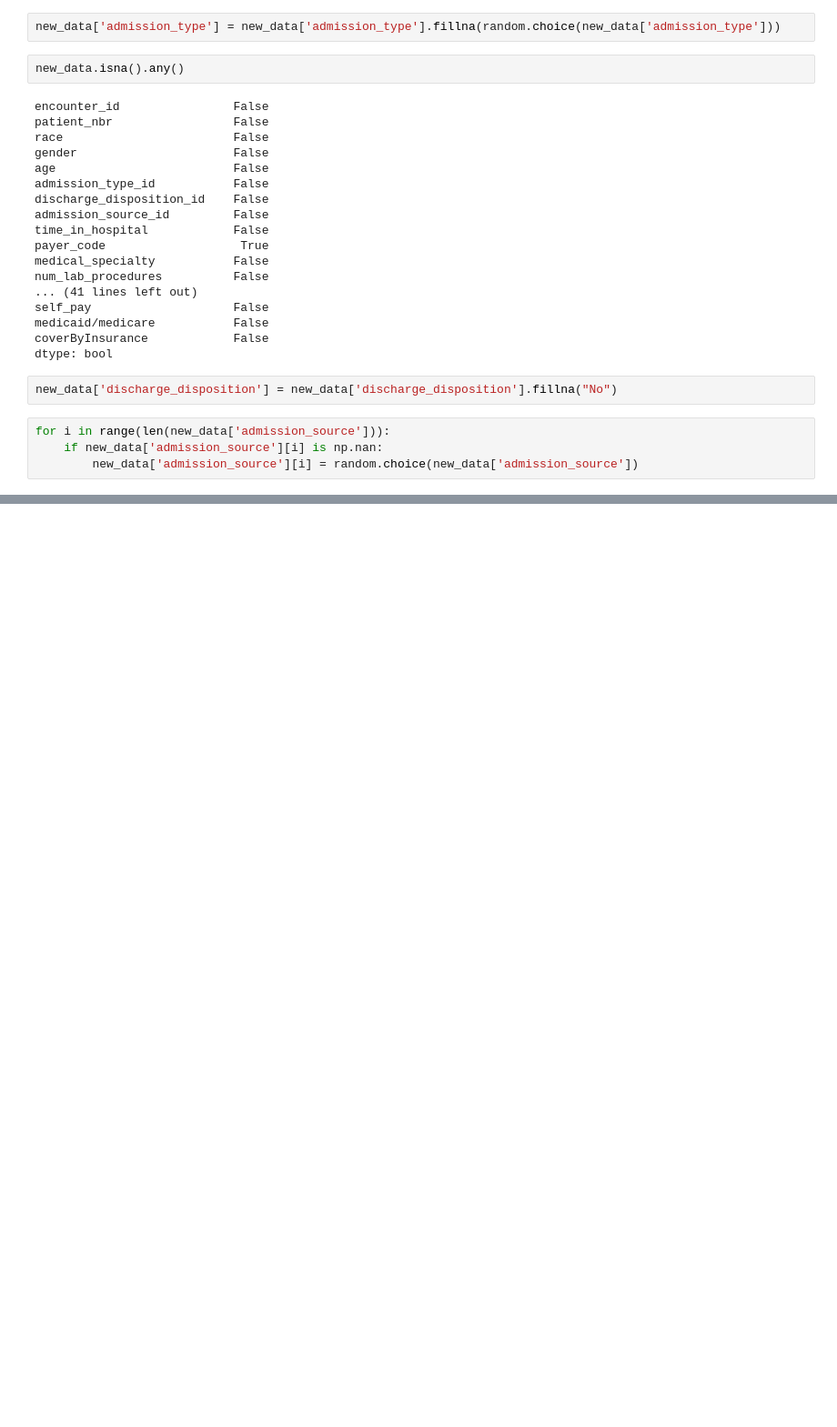
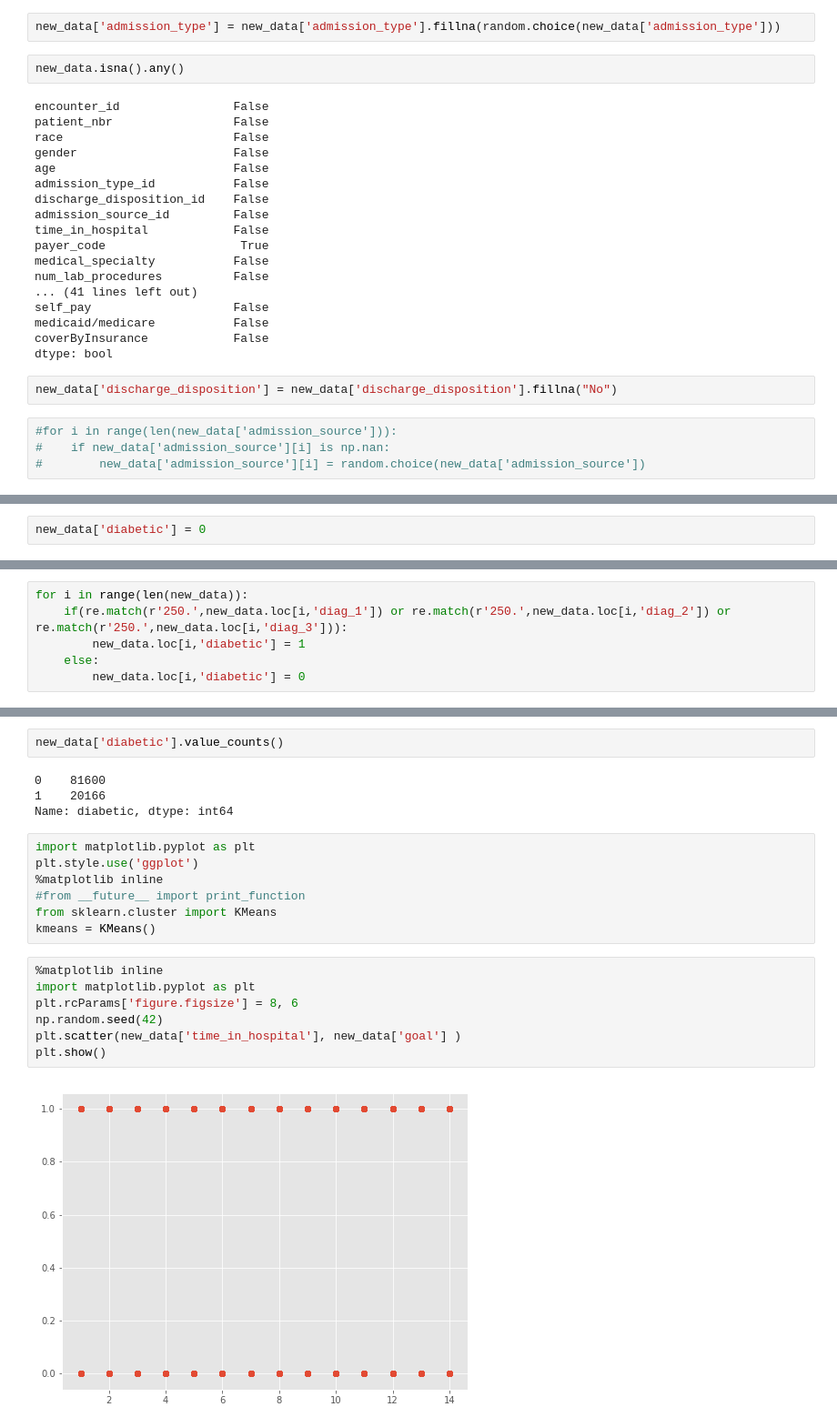
Before and after one commit to joonsooro/UnitedHealthcare, a Jupyter notebook: Leo/Untitled.ipynb, the cells around one changed output, grey strips where cells are left out. Shown at 91% size. Saved outputs shown, nothing was run; the diff lists cells and outputs as text; blank space fills up the shorter version.

```diff
--- a/Leo/Untitled.ipynb
+++ b/Leo/Untitled.ipynb
@@ -525,6 +499,6 @@ dtype: bool
 # %%
 new_data['discharge_disposition'] = new_data['discharge_disposition'].fillna("No")
 # %%
-for i in range(len(new_data['admission_source'])):
-    if new_data['admission_source'][i] is np.nan:
-        new_data['admission_source'][i] = random.choice(new_data['admission_source'])
+#for i in range(len(new_data['admission_source'])):
+#    if new_data['admission_source'][i] is np.nan:
+#        new_data['admission_source'][i] = random.choice(new_data['admission_source'])
@@ -595,0 +526,2 @@ Name: time_in_hospital, dtype: int64
+# %%
+new_data['diabetic'] = 0
@@ -595,0 +548,6 @@ Name: time_in_hospital, dtype: int64
+# %%
+for i in range(len(new_data)):
+    if(re.match(r'250.',new_data.loc[i,'diag_1']) or re.match(r'250.',new_data.loc[i,'diag_2']) or re.match(r'250.',new_data.loc[i,'diag_3'])):
+        new_data.loc[i,'diabetic'] = 1
+    else:
+        new_data.loc[i,'diabetic'] = 0
@@ -595,0 +575,22 @@ Name: time_in_hospital, dtype: int64
+# %%
+new_data['diabetic'].value_counts()
+# %% [output]
+0    81600
+1    20166
+Name: diabetic, dtype: int64
+# %%
+import matplotlib.pyplot as plt
+plt.style.use('ggplot')
+%matplotlib inline
+#from __future__ import print_function
+from sklearn.cluster import KMeans
+kmeans = KMeans()
+# %%
+%matplotlib inline
+import matplotlib.pyplot as plt
+plt.rcParams['figure.figsize'] = 8, 6
+np.random.seed(42)
+plt.scatter(new_data['time_in_hospital'], new_data['goal'] )
+plt.show()
+# %% [output]
+[figure, added]
```
Also changed, not shown: parts of 13 cells of this notebook, 1 other file.
